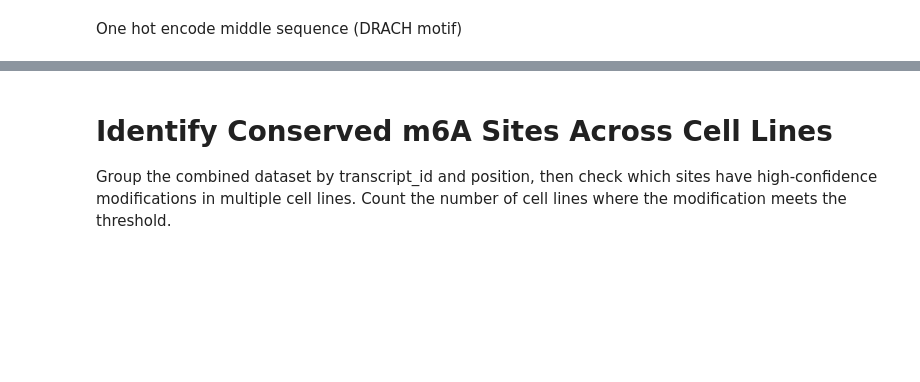
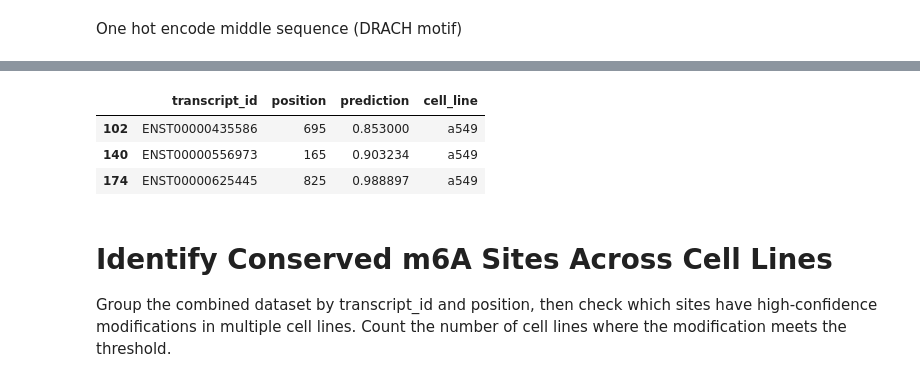
Before and after one commit to okk15y/DSA4262, a Jupyter notebook: src/latest visualization.ipynb, the cells around one changed output, grey strips where cells are left out. Cells and saved outputs as stored; diff of their text form; code cells hidden in the pictures; blank space fills up the shorter version.

```diff
--- a/src/latest visualization.ipynb
+++ b/src/latest visualization.ipynb
@@ -158,7 +154,8 @@ import matplotlib.pyplot as plt
 import seaborn as sns
 from matplotlib_venn import venn2, venn3
 
-all_data = pd.read_csv("all_data.csv")
+
+all_data = pd.read_csv('../data/predictions.csv')
 # Define a prediction score threshold to identify high-confidence m6A sites
 threshold = 0.8
 
@@ -172,3 +168,7 @@ ImportError: cannot import name 'venn5' from 'matplotlib_venn' (c:\Users\L14\App
+|  | transcript_id | position | prediction | cell_line |
+| 102 | ENST00000435586 | 695 | 0.853000 | a549 |
+| 140 | ENST00000556973 | 165 | 0.903234 | a549 |
+| 174 | ENST00000625445 | 825 | 0.988897 | a549 |
 # %% [markdown]
 # Identify Conserved m6A Sites Across Cell Lines
 Group the combined dataset by transcript_id and position, then check which sites have high-confidence modifications in multiple cell lines. Count the number of cell lines where the modification meets the threshold.
```
Also changed, not shown: parts of 6 cells of this notebook.
